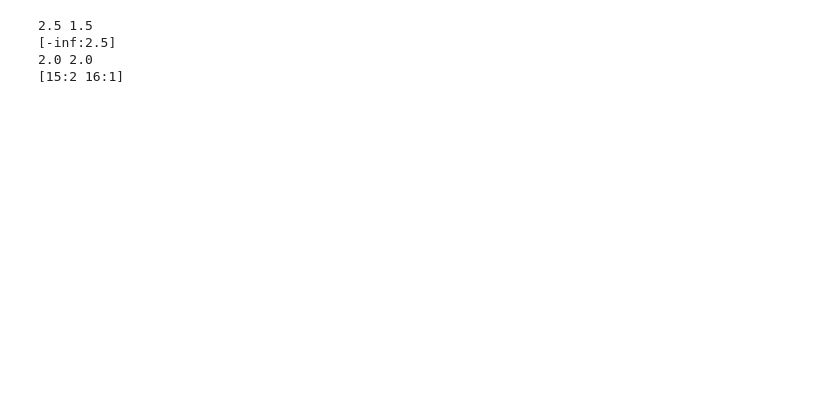
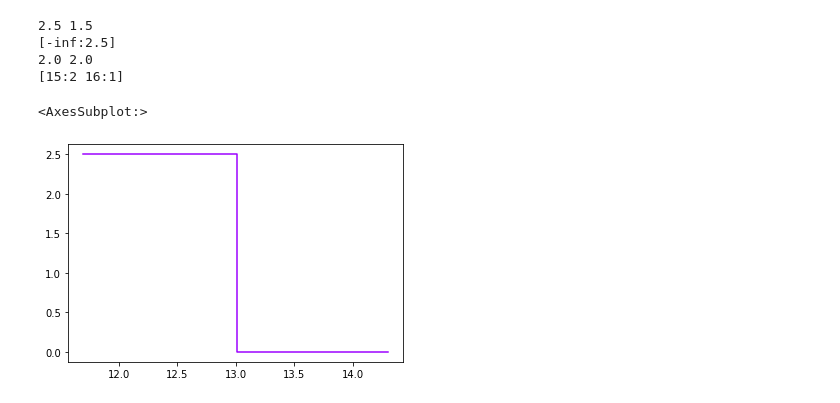
Before and after one commit to probability/topicmodelunderstanding, a Jupyter notebook: Notebooks/operations tests.ipynb, the cells around one changed output. Cells and saved outputs as stored; diff of their text form; code cells hidden in the pictures; blank space fills up the shorter version.

```diff
--- a/Notebooks/operations tests.ipynb
+++ b/Notebooks/operations tests.ipynb
@@ -236,3 +223,9 @@ st3_filtered = Steps().add(filtered)
 [-inf:2.5]
 2.0 2.0
 [15:2 16:1]
+# %%
+s3plot = Step(end=13,weight=2.5,use_datetime=False)
+s3plot.plot()
+# %% [output]
+<AxesSubplot:>
+[figure, added]
```
Also changed, not shown: parts of 3 cells of this notebook, 5 other files.
